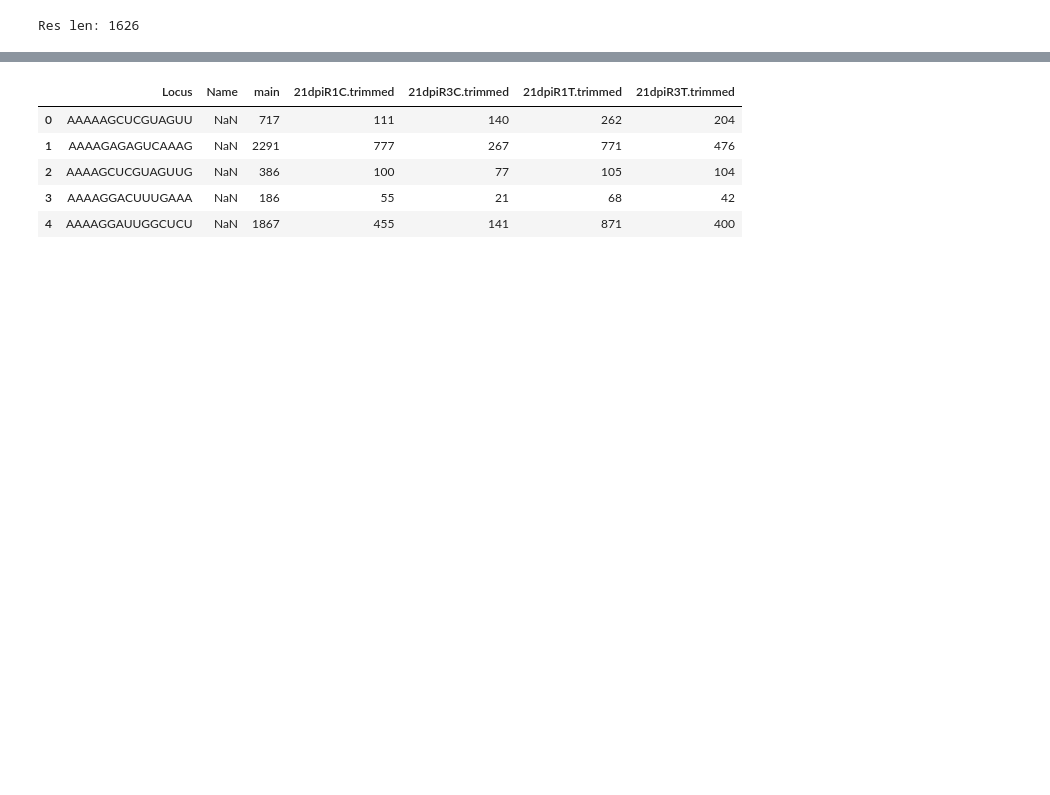
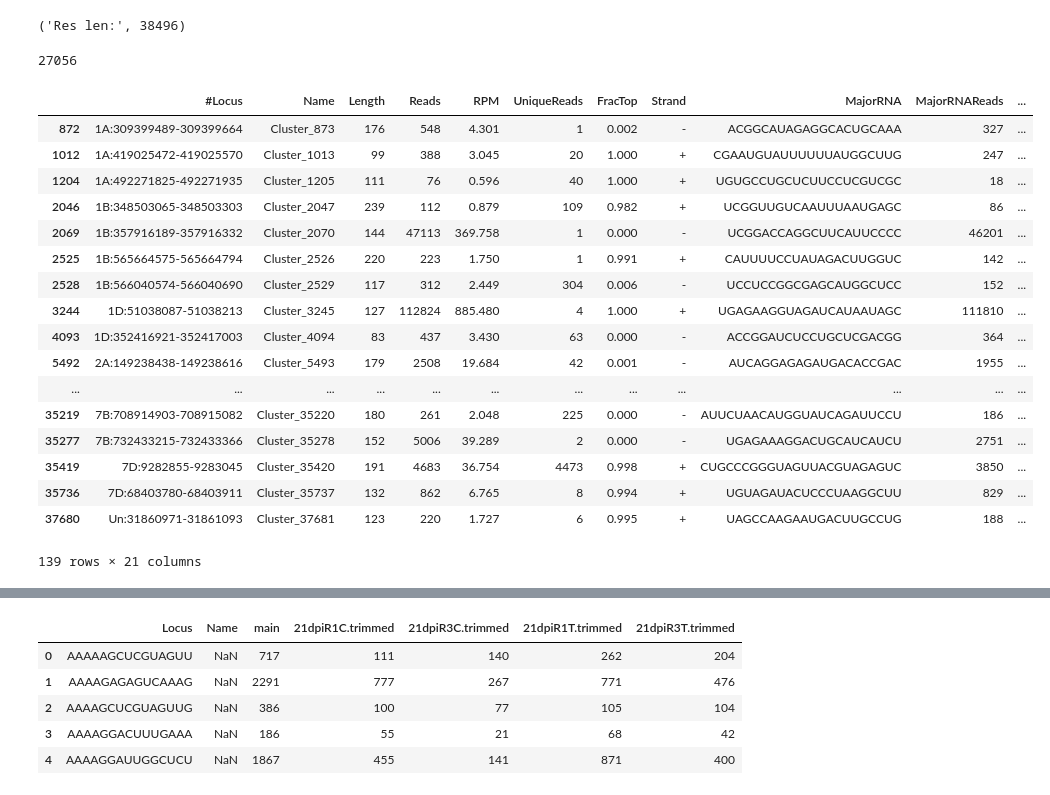
Before and after one commit to juancresc/mrcv, a Jupyter notebook: 2.1_pre_DESeq2.ipynb, the cells around one changed output, grey strips where cells are left out. Drawn from its saved outputs; the diff is of its cells as text; code cells hidden in the pictures; blank space fills up the shorter version.

```diff
--- a/2.1_pre_DESeq2.ipynb
+++ b/2.1_pre_DESeq2.ipynb
@@ -11,10 +11,35 @@ sRNA len: 28703
 # %%
 results_file = 'data/res/' + lb + '/Results.txt'
 df_res = pd.read_csv(results_file,sep="\t")
-df_res = df_res[df_res.DicerCall.isin(['20','21','22',])]
+#df_res = df_res[df_res.DicerCall.isin(['20','21','22','23'])]
 print('Res len:',len(df_res.index))
 # %% [output]
-Res len: 1626
+('Res len:', 38496)
+# %%
+len(df_res[df_res.DicerCall == '24'].index)
+# %% [output]
+27056
+# %%
+df_res[df_res.MIRNA == 'Y']
+# %% [output]
+|  | #Locus | Name | Length | Reads | RPM | UniqueReads | FracTop | Strand | MajorRNA | MajorRNAReads | ... |
+| 872 | 1A:309399489-309399664 | Cluster_873 | 176 | 548 | 4.301 | 1 | 0.002 | - | ACGGCAUAGAGGCACUGCAAA | 327 | ... |
+| 1012 | 1A:419025472-419025570 | Cluster_1013 | 99 | 388 | 3.045 | 20 | 1.000 | + | CGAAUGUAUUUUUUAUGGCUUG | 247 | ... |
+| 1204 | 1A:492271825-492271935 | Cluster_1205 | 111 | 76 | 0.596 | 40 | 1.000 | + | UGUGCCUGCUCUUCCUCGUCGC | 18 | ... |
+| 2046 | 1B:348503065-348503303 | Cluster_2047 | 239 | 112 | 0.879 | 109 | 0.982 | + | UCGGUUGUCAAUUUAAUGAGC | 86 | ... |
+| 2069 | 1B:357916189-357916332 | Cluster_2070 | 144 | 47113 | 369.758 | 1 | 0.000 | - | UCGGACCAGGCUUCAUUCCCC | 46201 | ... |
+| 2525 | 1B:565664575-565664794 | Cluster_2526 | 220 | 223 | 1.750 | 1 | 0.991 | + | CAUUUUCCUAUAGACUUGGUC | 142 | ... |
+| 2528 | 1B:566040574-566040690 | Cluster_2529 | 117 | 312 | 2.449 | 304 | 0.006 | - | UCCUCCGGCGAGCAUGGCUCC | 152 | ... |
+| 3244 | 1D:51038087-51038213 | Cluster_3245 | 127 | 112824 | 885.480 | 4 | 1.000 | + | UGAGAAGGUAGAUCAUAAUAGC | 111810 | ... |
+| 4093 | 1D:352416921-352417003 | Cluster_4094 | 83 | 437 | 3.430 | 63 | 0.000 | - | ACCGGAUCUCCUGCUCGACGG | 364 | ... |
+| 5492 | 2A:149238438-149238616 | Cluster_5493 | 179 | 2508 | 19.684 | 42 | 0.001 | - | AUCAGGAGAGAUGACACCGAC | 1955 | ... |
+| ... | ... | ... | ... | ... | ... | ... | ... | ... | ... | ... | ... |
+| 35219 | 7B:708914903-708915082 | Cluster_35220 | 180 | 261 | 2.048 | 225 | 0.000 | - | AUUCUAACAUGGUAUCAGAUUCCU | 186 | ... |
+| 35277 | 7B:732433215-732433366 | Cluster_35278 | 152 | 5006 | 39.289 | 2 | 0.000 | - | UGAGAAAGGACUGCAUCAUCU | 2751 | ... |
+| 35419 | 7D:9282855-9283045 | Cluster_35420 | 191 | 4683 | 36.754 | 4473 | 0.998 | + | CUGCCCGGGUAGUUACGUAGAGUC | 3850 | ... |
+| 35736 | 7D:68403780-68403911 | Cluster_35737 | 132 | 862 | 6.765 | 8 | 0.994 | + | UGUAGAUACUCCCUAAGGCUU | 829 | ... |
+| 37680 | Un:31860971-31861093 | Cluster_37681 | 123 | 220 | 1.727 | 6 | 0.995 | + | UAGCCAAGAAUGACUUGCCUG | 188 | ... |
+139 rows × 21 columns
 # %%
 counts_file = 'data/res/' + lb +  '/counts.named.csv'
 df_counts = pd.read_csv(counts_file,sep="\t")
```
Also changed, not shown: parts of 12 cells of this notebook, 17 other files.
